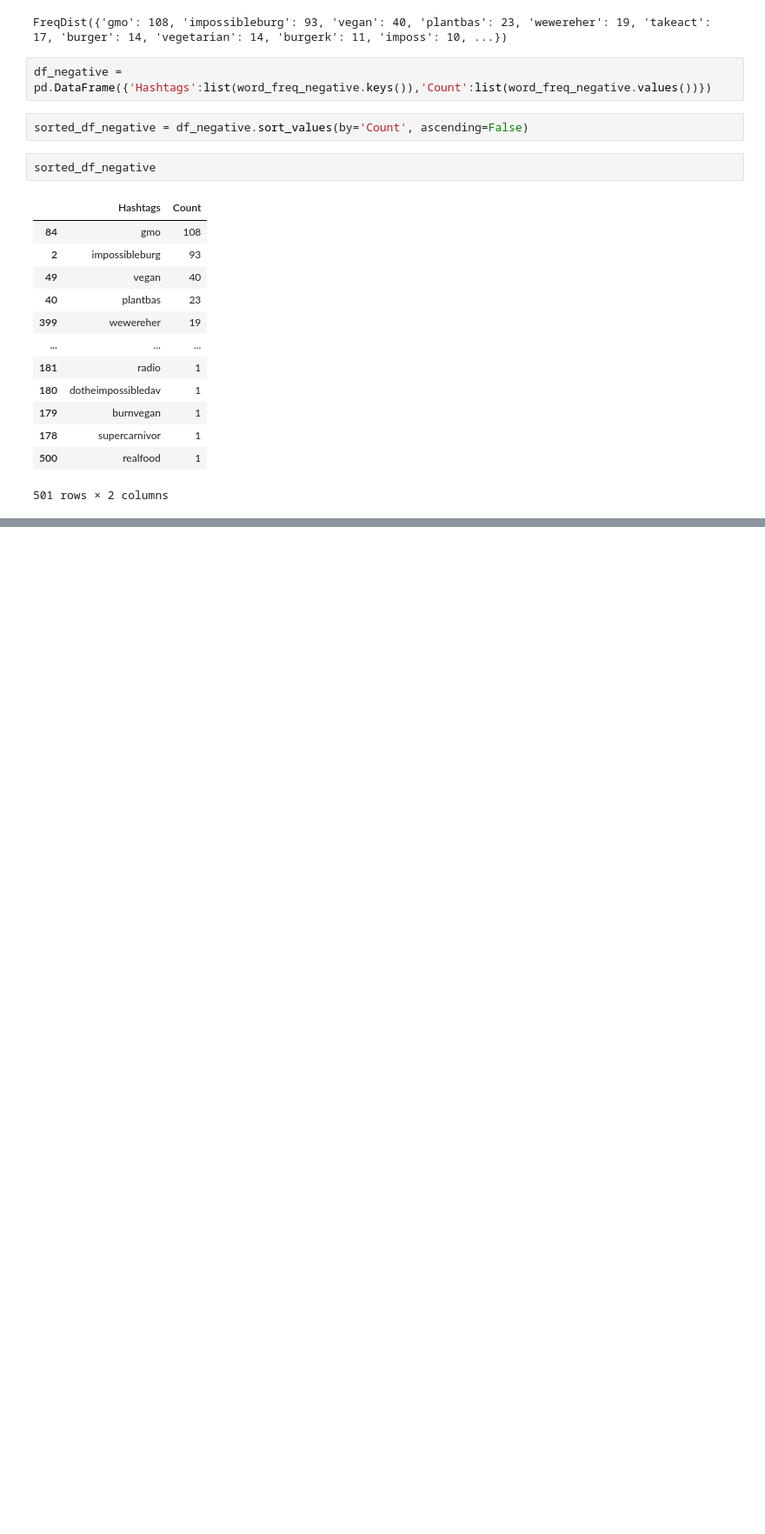
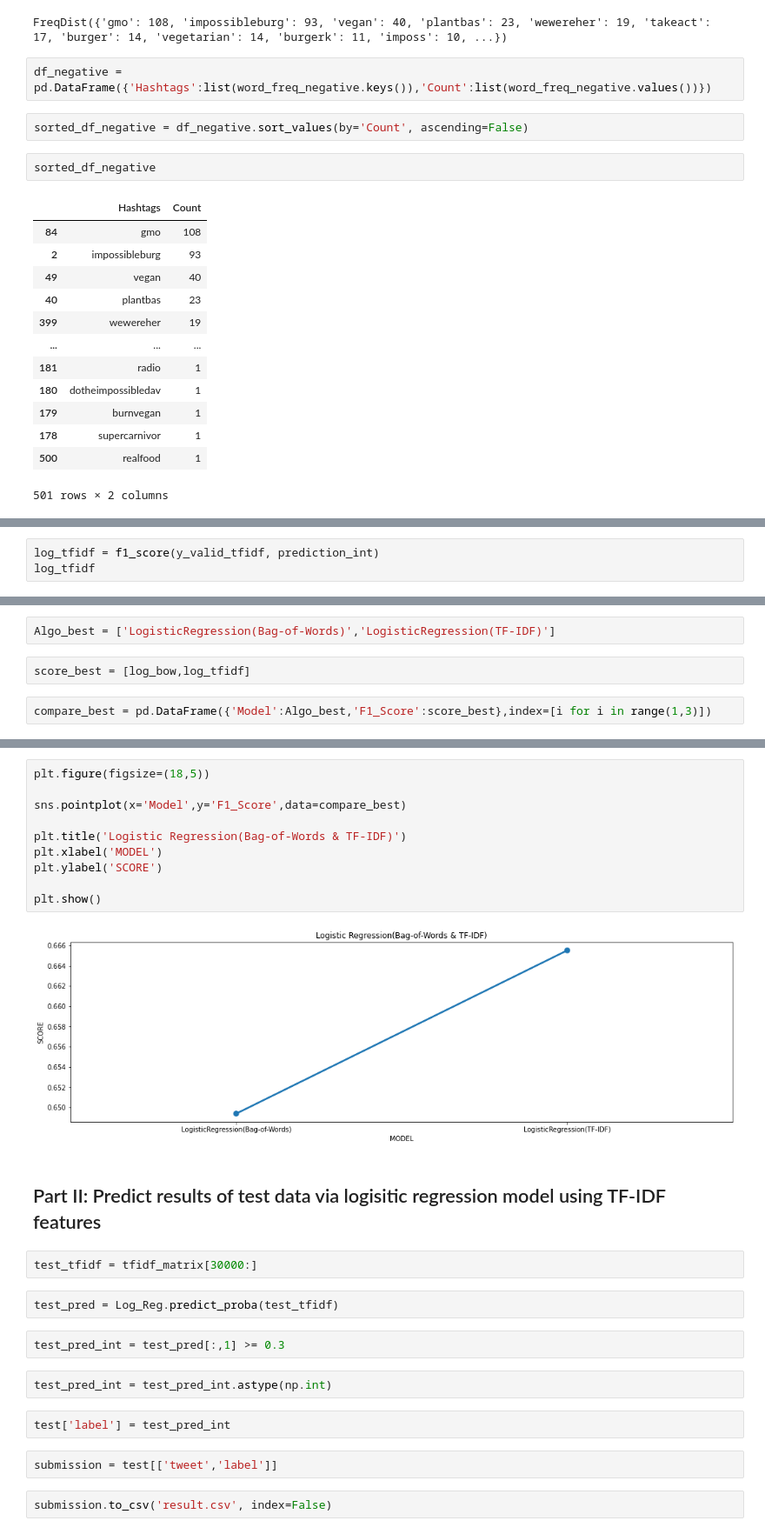
Before and after one commit to data-dissector/plantbased-patty-sentiment-analysis, a Jupyter notebook: Impossible Twitter Sentiment Analysis.ipynb, the cells around one changed output, grey strips where cells are left out. Shown at 87% size. Saved outputs shown, nothing was run; the diff lists cells and outputs as text; blank space fills up the shorter version.

```diff
--- a/Impossible Twitter Sentiment Analysis.ipynb
+++ b/Impossible Twitter Sentiment Analysis.ipynb
@@ -346,0 +505,3 @@ sns.despine()
+# %%
+log_tfidf = f1_score(y_valid_tfidf, prediction_int)
+log_tfidf
@@ -346,0 +713,6 @@ sns.despine()
+# %%
+Algo_best = ['LogisticRegression(Bag-of-Words)','LogisticRegression(TF-IDF)']
+# %%
+score_best = [log_bow,log_tfidf]
+# %%
+compare_best = pd.DataFrame({'Model':Algo_best,'F1_Score':score_best},index=[i for i in range(1,3)])
@@ -346,0 +727,28 @@ sns.despine()
+# %%
+plt.figure(figsize=(18,5))
+
+sns.pointplot(x='Model',y='F1_Score',data=compare_best)
+
+plt.title('Logistic Regression(Bag-of-Words & TF-IDF)')
+plt.xlabel('MODEL')
+plt.ylabel('SCORE')
+
+plt.show()
+# %% [output]
+[figure, added]
+# %% [markdown]
+## Part II: Predict results of test data via logisitic regression model using TF-IDF features
+# %%
+test_tfidf = tfidf_matrix[30000:]
+# %%
+test_pred = Log_Reg.predict_proba(test_tfidf)
+# %%
+test_pred_int = test_pred[:,1] >= 0.3
+# %%
+test_pred_int = test_pred_int.astype(np.int)
+# %%
+test['label'] = test_pred_int
+# %%
+submission = test[['tweet','label']]
+# %%
+submission.to_csv('result.csv', index=False)
```
Also changed, not shown: parts of 112 cells of this notebook, 7 other files.
